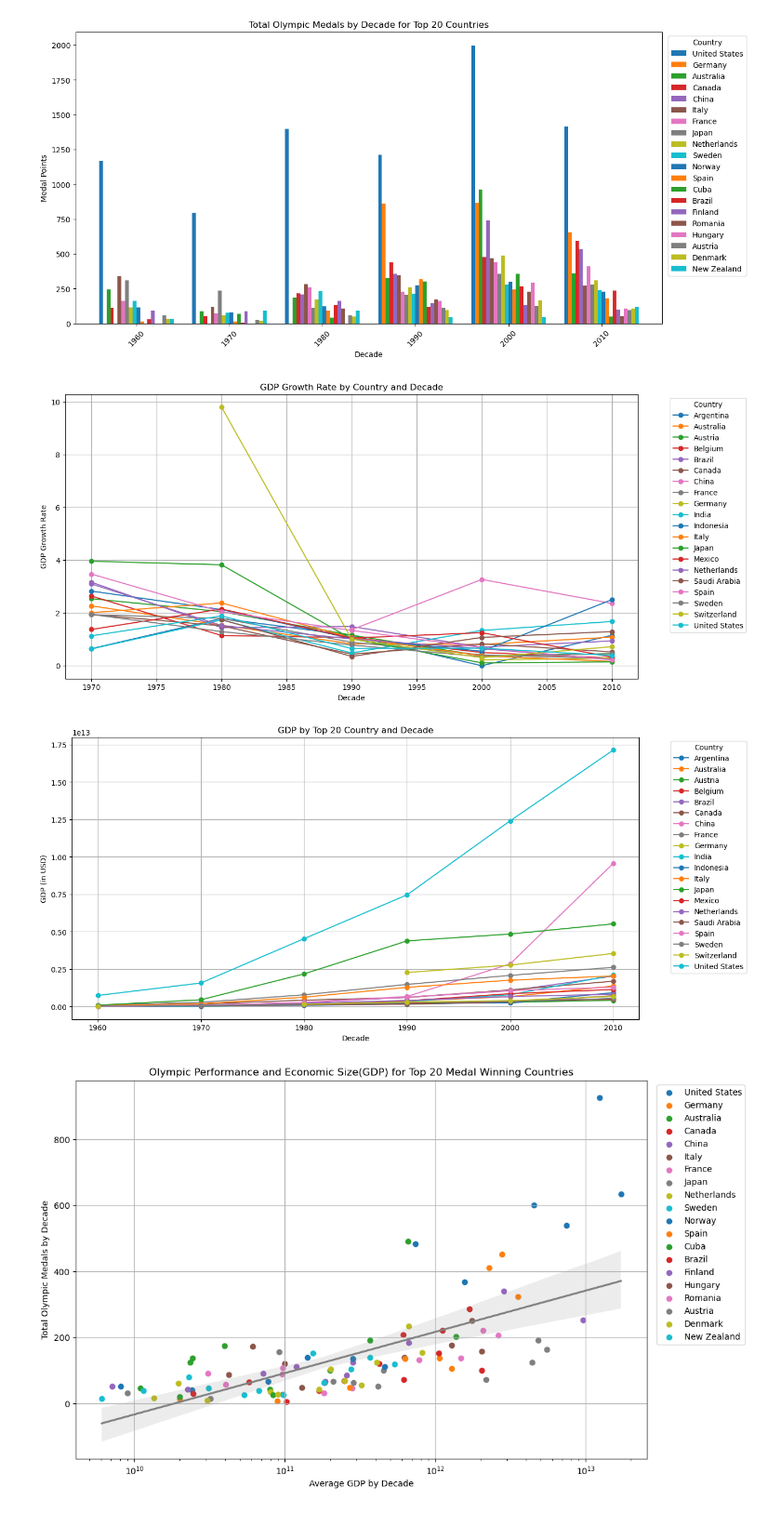
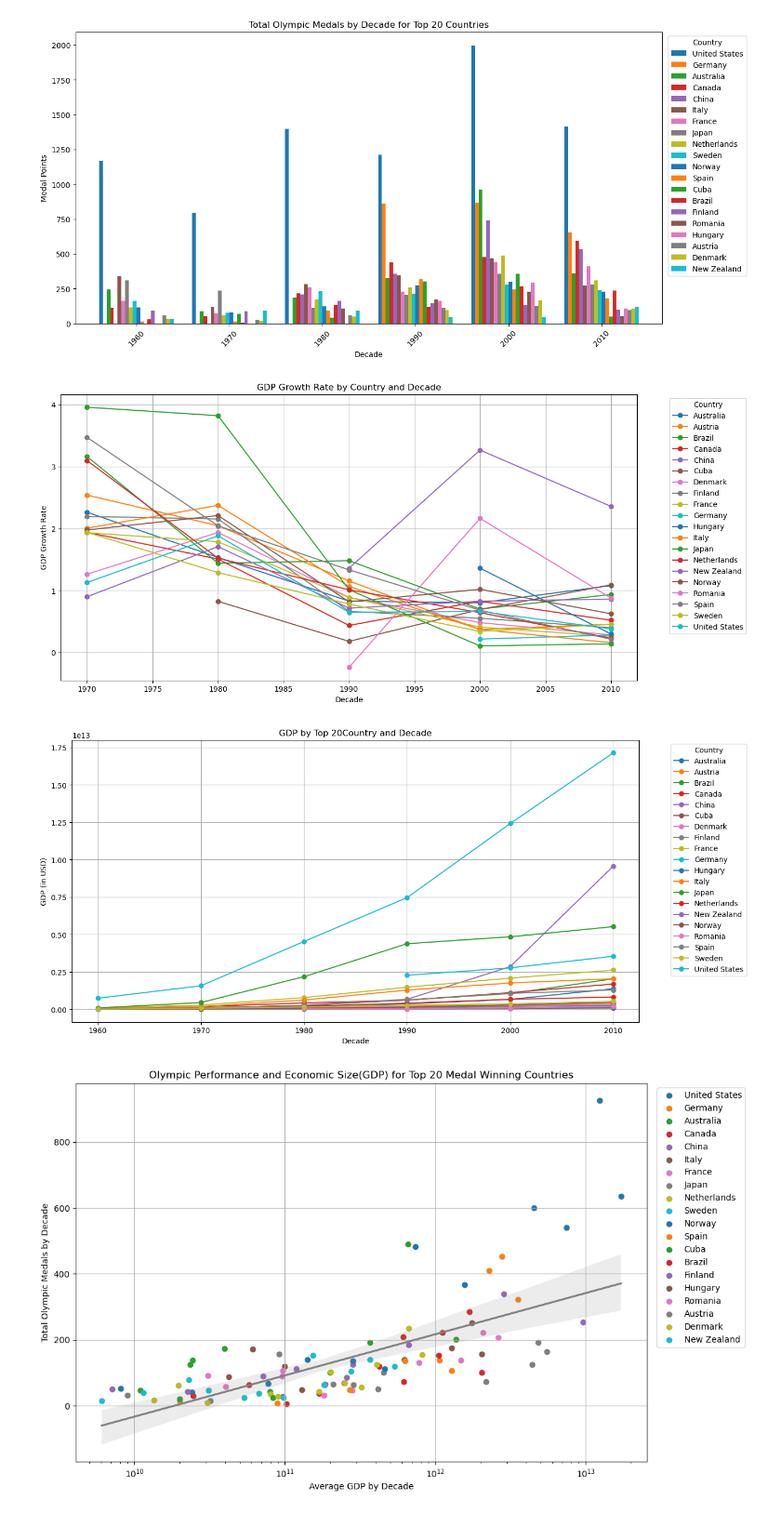
Before and after one commit to 2damlee/project_part2, a Jupyter notebook: olympicPjt.ipynb, the cells around one changed output. Shown at 93% size. Drawn from its saved outputs; the diff is of its cells as text; code cells hidden in the pictures.

Commit message:
modify datasets for graphs

```diff
--- a/olympicPjt.ipynb
+++ b/olympicPjt.ipynb
@@ -245,7 +243,7 @@ medals_pivot_sorted.drop(columns='Total', inplace=True)
 
 # Transpose the DataFrame to have countries as columns and decades as rows
 medals_pivot_transposed = medals_pivot_sorted.transpose()
-
+top_20_countries = medals_pivot_transposed.copy()
 # Plotting medals won
 fig, ax1 = plt.subplots(figsize=(14, 7))
 
@@ -264,38 +262,41 @@ plt.show()
 [figure]
 [figure]
 # %%
-## Graph for the number of Olympic medals earned by each country by decade
+## Graph for GDP Growth Rate by Country and Decade
 
 # Calculate the GDP growth rate for each country per decade
 country_gdp_decade = country_gdp_decade.sort_values(by=['CountryName', 'Decade'])
 country_gdp_decade['GDP Growth Rate'] = country_gdp_decade.groupby('CountryName')['GDP'].pct_change()
 
 # Filter for the top countries by total GDP
-top_countries_by_gdp = country_gdp_decade.groupby('CountryName')['GDP'].sum().nlargest(20).index
-top_country_gdp_growth = country_gdp_decade[country_gdp_decade['CountryName'].isin(top_countries_by_gdp)]
+top_n = 20
 
+#  Sort by total medals
+# axis=1 : across columns summation
+medals_pivot['Total'] = medals_pivot.sum(axis=1)
+medals_pivot_sorted = medals_pivot.sort_values(by='Total', ascending=False).head(top_n)
+
+top_country_gdp_growth = country_gdp_decade[country_gdp_decade['CountryName'].isin(top_20_countries)]
 # Pivot the data for plotting
 gdp_growth_pivot = top_country_gdp_growth.pivot(index='Decade', columns='CountryName', values='GDP Growth Rate')
 
 # Plot a line graph
 fig, ax = plt.subplots(figsize=(14, 7))
 gdp_growth_pivot.plot(kind='line', marker='o', ax=ax)
 plt.xlabel('Decade')
 plt.ylabel('GDP Growth Rate')
 plt.title('GDP Growth Rate by Country and Decade')
 plt.legend(title='Country', bbox_to_anchor=(1.05, 1), loc='upper left')
 plt.grid(True)
 
 plt.show()
 # %% [output]
-[figure, old version]
+[figure, new version]
 # %%
-## Graph for GDP growth rate by country and decade
+## Graph for total GDP by country and decade
 
 # Filter for the top countries by total GDP
-top_n = 20
-top_countries_by_gdp = country_gdp_decade.groupby('CountryName')['GDP'].sum().nlargest(top_n).index
-top_country_gdp = country_gdp_decade[country_gdp_decade['CountryName'].isin(top_countries_by_gdp)]
+top_country_gdp = country_gdp_decade[country_gdp_decade['CountryName'].isin(top_20_countries)]
 
 # Pivot the data for plotting
 gdp_pivot = top_country_gdp.pivot(index='Decade', columns='CountryName', values='GDP')
@@ -306,13 +307,13 @@ gdp_pivot.plot(kind='line', marker='o', ax=ax)
 
 plt.xlabel('Decade')
 plt.ylabel('GDP (in USD)')
-plt.title(f'GDP by Top {top_n} Country and Decade')
+plt.title(f'GDP by Top {top_n}Country and Decade')
 plt.legend(title='Country', bbox_to_anchor=(1.05, 1), loc='upper left')
 plt.grid(True)
 
 plt.show()
 # %% [output]
-[figure, old version]
+[figure, new version]
 # %%
 ## Graph for Correlation between GDP and medal counts
 
```
Also changed, not shown: parts of 11 cells of this notebook, 12 other files.
